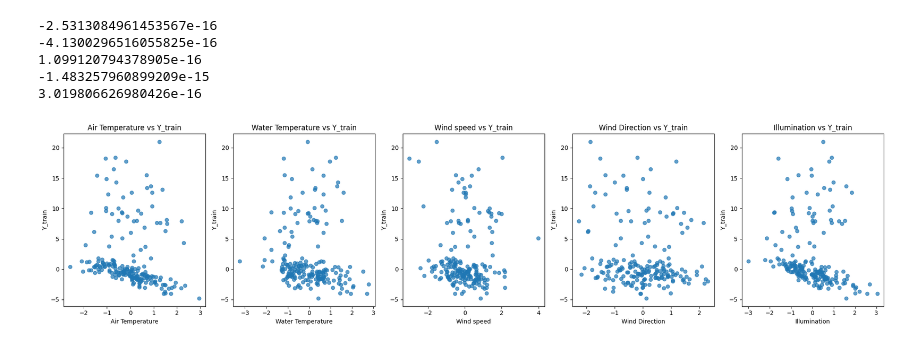
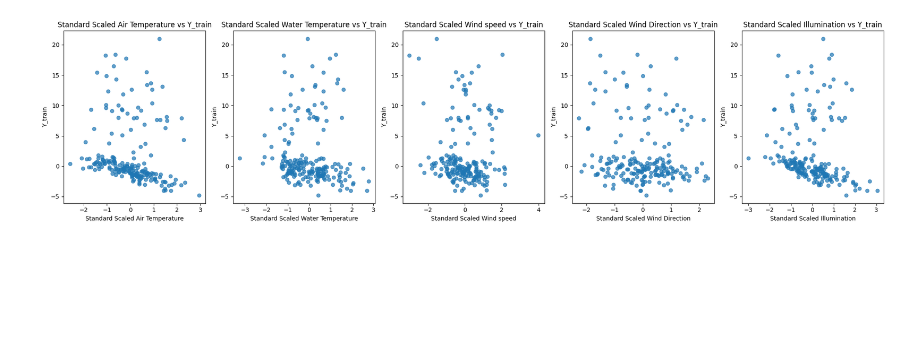
Before and after one commit to goncalomachadoribeiro/Machine-Learning-1st-Semester-2024-2025, a Jupyter notebook: Project_1_1.ipynb, the cells around one changed output. Cells and saved outputs as stored; diff of their text form; code cells hidden in the pictures; blank space fills up the shorter version.

```diff
--- a/Project_1_1.ipynb
+++ b/Project_1_1.ipynb
@@ -20,18 +23,13 @@ y_train_df.rename(columns={0:'y_train'}, inplace=True)
 # %%
 fig, axes = plt.subplots(1, 5, figsize=(20, 5))
 
 for i, feature in enumerate(train_features):
     axes[i].scatter(X_train_norm[feature], Y_train, alpha=0.7)
-    axes[i].set_title(f'{feature} vs Y_train')
-    axes[i].set_xlabel(feature)
+    axes[i].set_title(f'Standard Scaled {feature} vs Y_train')
+    axes[i].set_xlabel(f'Standard Scaled {feature}')
     axes[i].set_ylabel('Y_train')
 
 plt.tight_layout()
 plt.show()
 # %% [output]
--2.5313084961453567e-16
--4.1300296516055825e-16
-1.099120794378905e-16
--1.483257960899209e-15
-3.019806626980426e-16
-[figure, old version]
+[figure, new version]
```
Also changed, not shown: parts of 2 cells of this notebook.
